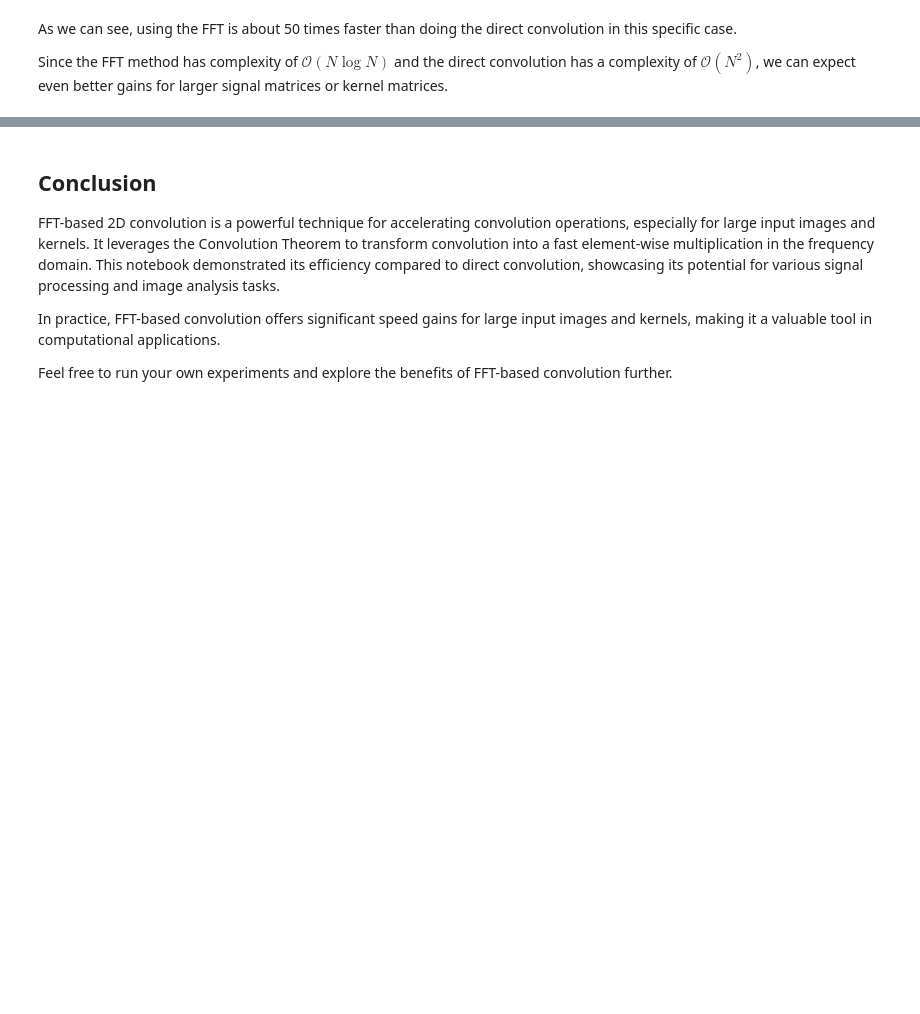
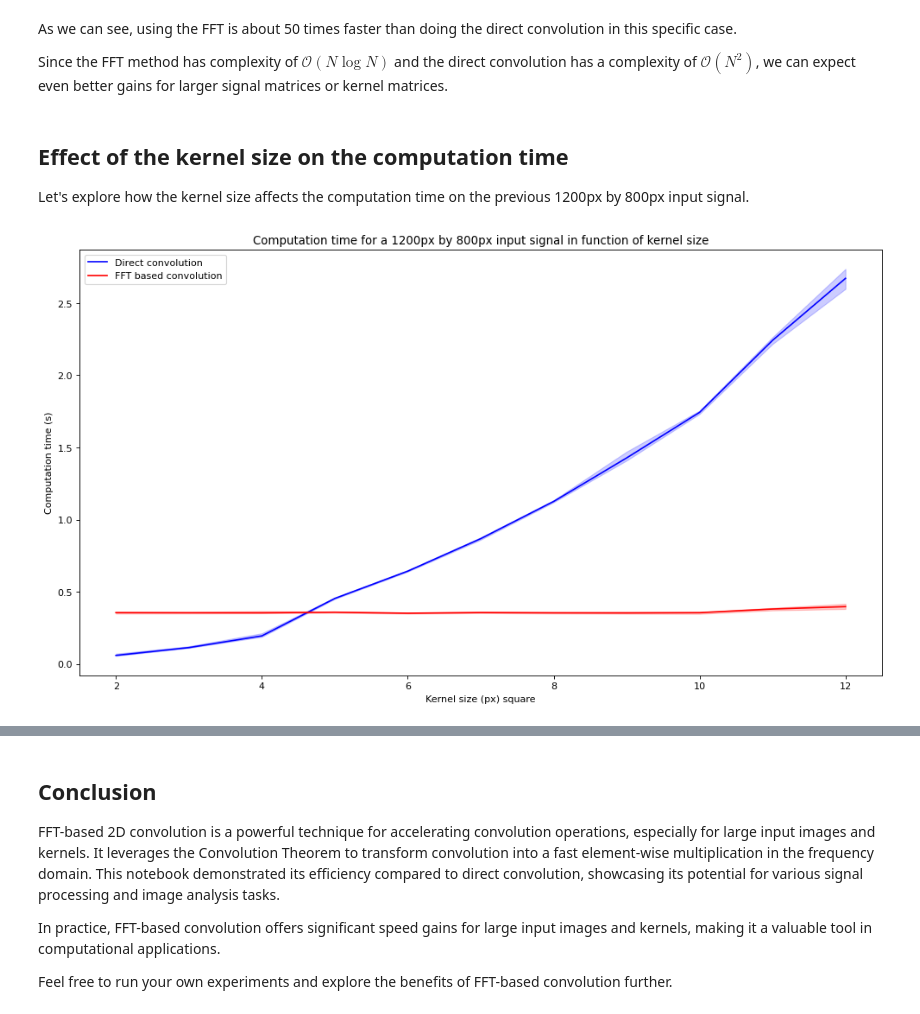
Before and after one commit to RECHE23/Accelerating-a-discrete-2d-convolution-using-FFT, a Jupyter notebook: Accelerating a discrete 2d convolution using FFT.ipynb, the cells around one changed output, grey strips where cells are left out. Cells and saved outputs as stored; diff of their text form; code cells hidden in the pictures; blank space fills up the shorter version.

Commit message:
Additional computation time analysis.

```diff
--- a/Accelerating a discrete 2d convolution using FFT.ipynb
+++ b/Accelerating a discrete 2d convolution using FFT.ipynb
@@ -147,3 +146,33 @@ np.testing.assert_allclose(res_direct, res_FFT, rtol=1e-15, atol=1e-15, verbose=
 As we can see, using the FFT is about 50 times faster than doing the direct convolution in this specific case.
 
 Since the FFT method has complexity of $\mathcal{O}(N \log N)$ and the direct convolution has a complexity of $\mathcal{O}(N^2)$, we can expect even better gains for larger signal matrices or kernel matrices.
+# %% [markdown]
+## Effect of the kernel size on the computation time
+
+Let's explore how the kernel size affects the computation time on the previous 1200px by 800px input signal.
+# %%
+start, end, step = 2, 13, 1
+N, R = 5, 5
+
+result = np.empty((end-start, 3, N))
+for i, s in enumerate(range(start, end, step)):
+    X, Y = np.mgrid[-1:1:s*1j, -1:1:s*1j]
+    g = np.exp(-X ** 2 * 2 - Y ** 2 * 2) ** 2
+    result[i, 0] = s
+    result[i, 1] = timeit.repeat(lambda: direct_2d_convolution(f, g, stride=(1, 1)), number=N, repeat=R)
+    result[i, 2] = timeit.repeat(lambda: fft_based_2d_convolution(f, g, stride=(1, 1)), number=N, repeat=R)
+
+plt.figure(5, figsize=(15, 8), dpi=80)
+plt.clf()
+plt.plot(result[:, 0, 0], np.mean(result[:, 1], axis=-1), color='b', label='Direct convolution')
+plt.fill_between(result[:, 0, 0], np.min(result[:, 1], axis=-1), np.max(result[:, 1], axis=-1), alpha=0.2,
+                 edgecolor='b', facecolor='b', linewidth=1, antialiased=True)
+plt.plot(result[:, 0, 0], np.mean(result[:, 2], axis=-1), color='r', label='FFT based convolution')
+plt.fill_between(result[:, 0, 0], np.min(result[:, 2], axis=-1), np.max(result[:, 2], axis=-1), alpha=0.2,
+                 edgecolor='r', facecolor='r', linewidth=1, antialiased=True)
+plt.title('Computation time for a 1200px by 800px input signal in function of kernel size')
+plt.ylabel('Computation time (s)')
+plt.xlabel('Kernel size (px) square')
+plt.legend();
+# %% [output]
+[figure, added]
```
Also changed, not shown: parts of 11 cells of this notebook.
